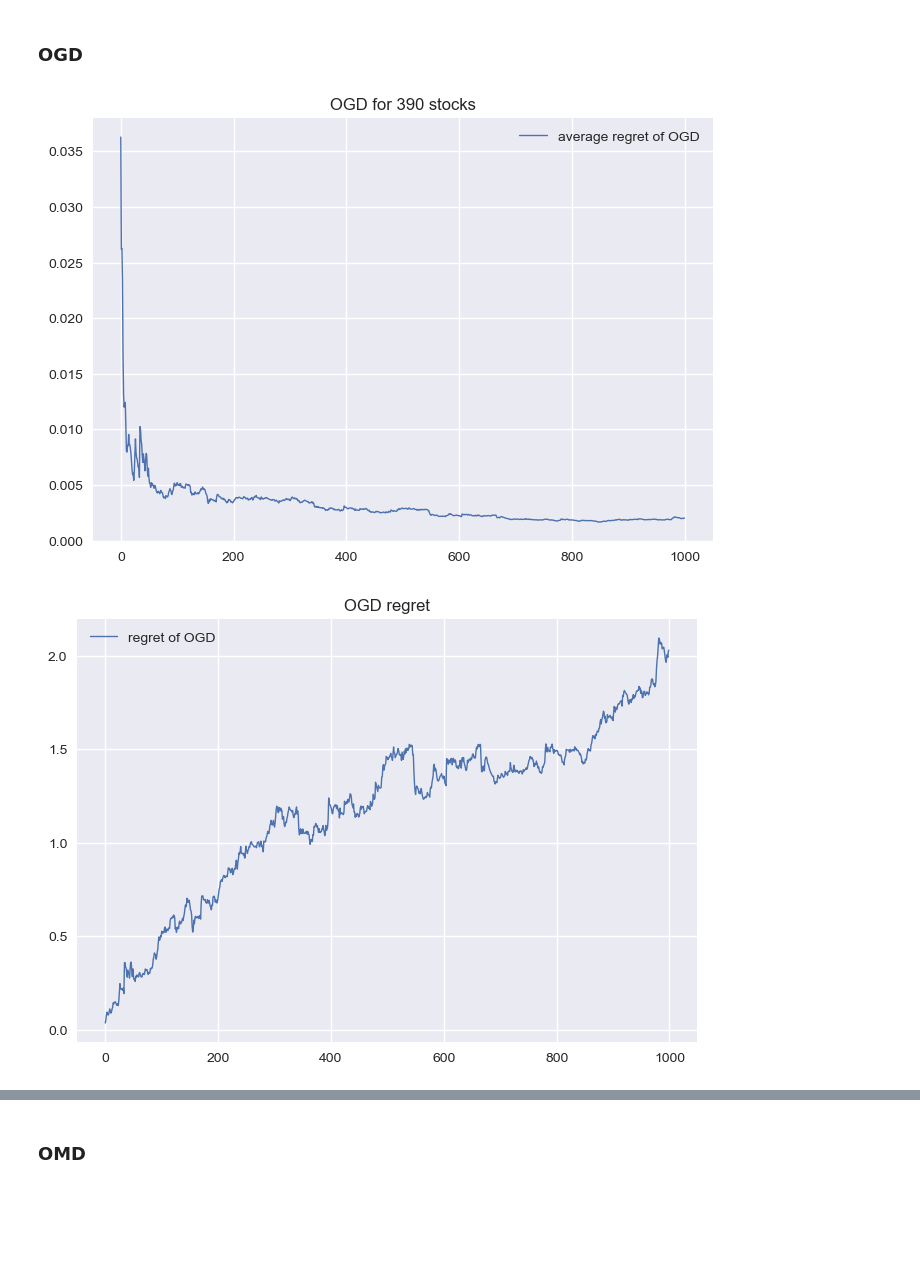
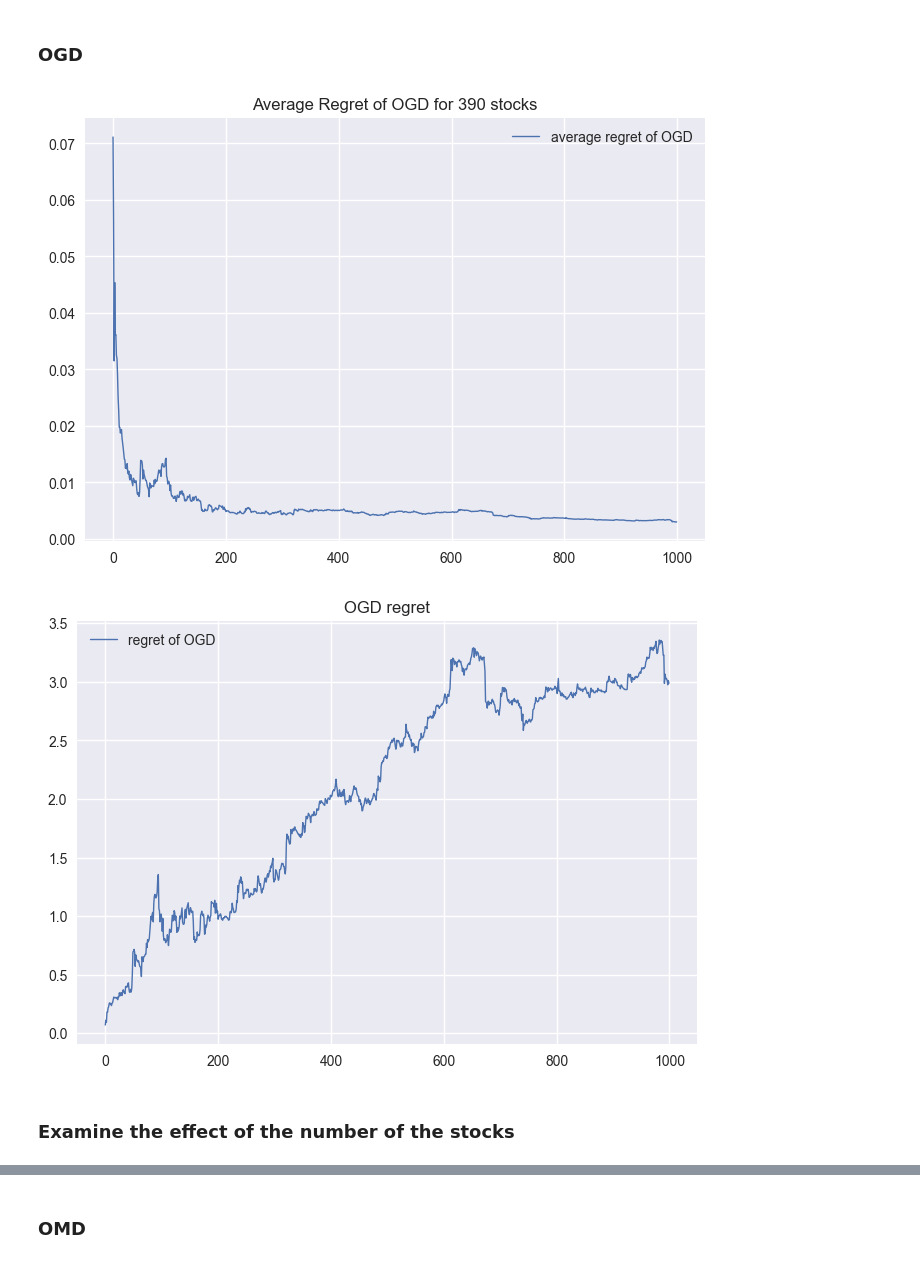
Before and after one commit to Terry-Xu-666/4530_projrct, a Jupyter notebook: OnlineLearning.ipynb, the cells around one changed output, grey strips where cells are left out. Drawn from its saved outputs; the diff is of its cells as text; code cells hidden in the pictures; blank space fills up the shorter version.

```diff
--- a/OnlineLearning.ipynb
+++ b/OnlineLearning.ipynb
@@ -12,8 +12,8 @@ plt.style.use('seaborn-v0_8')
 # %%
 # df_ori = pd.read_csv('./data/adjclose_10.csv', sep=',')
 # df_ori['cash'] = 1
-df_ori = pd.read_csv('./data/adjclose_100.csv', sep=',')
+# df_ori = pd.read_csv('./data/adjclose_100.csv', sep=',')
 # df_ori = pd.read_csv('./data/adjclose_200.csv', sep=',')
-#df_ori = pd.read_csv('./data/adjclose_390.csv', sep=',')
+df_ori = pd.read_csv('./data/adjclose_390.csv', sep=',')
 df_ori.head()
 # %% [output]
@@ -217,8 +216,8 @@ def OGD_update(x_old, ETA, loss, num_of_var):
 def OGD_algo(df_num):
     arr_pfl = [1]
     cur_pfl = 1
-    cur_stg = np.array([1/len(df.columns)] * len(df.columns))
-    last_stg = np.array([1/len(df.columns)] * len(df.columns))
+    cur_stg = np.array([1/df_num.shape[1]] * df_num.shape[1])
+    last_stg = np.array([1/df_num.shape[1]] * df_num.shape[1])
     # cur_stg = np.array([0] * len(df.columns))
     # last_stg = np.array([0] * len(df.columns))
     arr_stg = [cur_stg]
@@ -232,7 +231,7 @@ def OGD_algo(df_num):
     T=1
     # regret=0
 
-    for i in tqdm(range(len(df))):
+    for i in tqdm(range(len(df_num))):
         # return of today
         commision_rate = np.sum(np.abs(cur_stg - last_stg)) * COMMISSION
         cur_ret=np.dot(cur_stg, 1 + df_num[i,:])
@@ -256,7 +255,7 @@ def OGD_algo(df_num):
         T+=1
         # OGD to find strategy in the next round
         last_stg = cur_stg.copy()
-        cur_stg = OGD_update(cur_stg, ETA, direction, len(df.columns))
+        cur_stg = OGD_update(cur_stg, ETA, direction, df_num.shape[1])
         arr_stg.append(cur_stg)
 
     return arr_pfl , arr_stg, ret, weight,acu_regret,avg_regret
@@ -265,12 +264,12 @@ arr_pfl_OGD , arr_stg_OGD , ret_OGD, weight_OGD,acu_regret_OGD,avg_regret_OGD= O
 # %%
 plt.figure()
 plt.plot(avg_regret_OGD[:1000], linewidth=1, label='average regret of OGD')
 plt.legend(loc='best')
 #plt.savefig('./result/OGD_part/OGDloss_for_390_stocks.png',bbox_inches='tight')
-plt.title('OGD for 390 stocks')
+plt.title('Average Regret of OGD for 390 stocks')
 plt.show()
 # %% [output]
-[figure, old version]
+[figure, new version]
 # %%
 plt.figure()
 plt.plot(acu_regret_OGD[:1000], linewidth=1, label='regret of OGD')
@@ -279,4 +278,6 @@ plt.legend(loc='best')
 plt.title('OGD regret')
 plt.show()
 # %% [output]
-[figure, old version]
+[figure, new version]
+# %% [markdown]
+### Examine the effect of the number of the stocks
```
Also changed, not shown: parts of 18 cells of this notebook.
